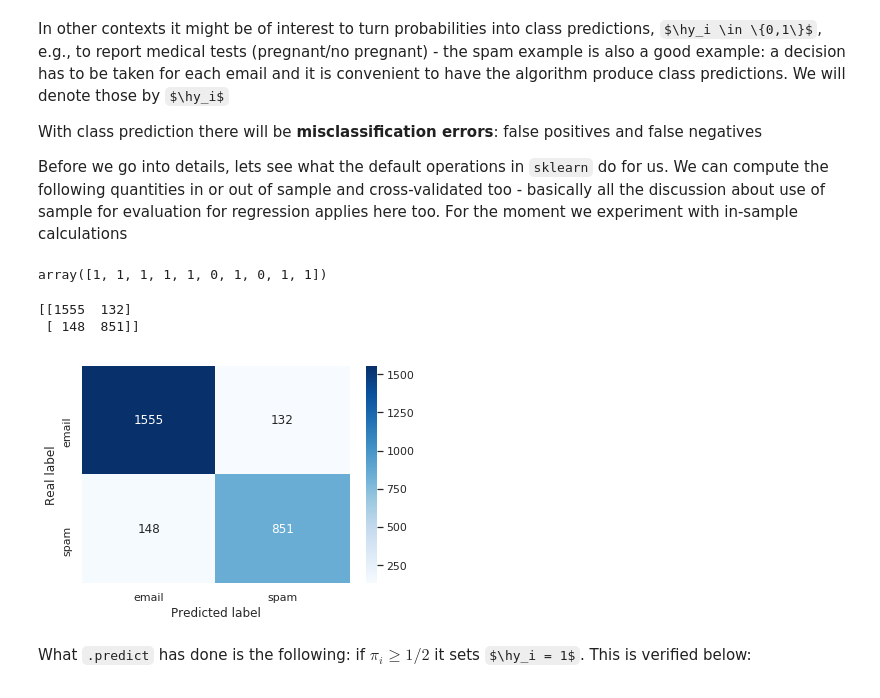
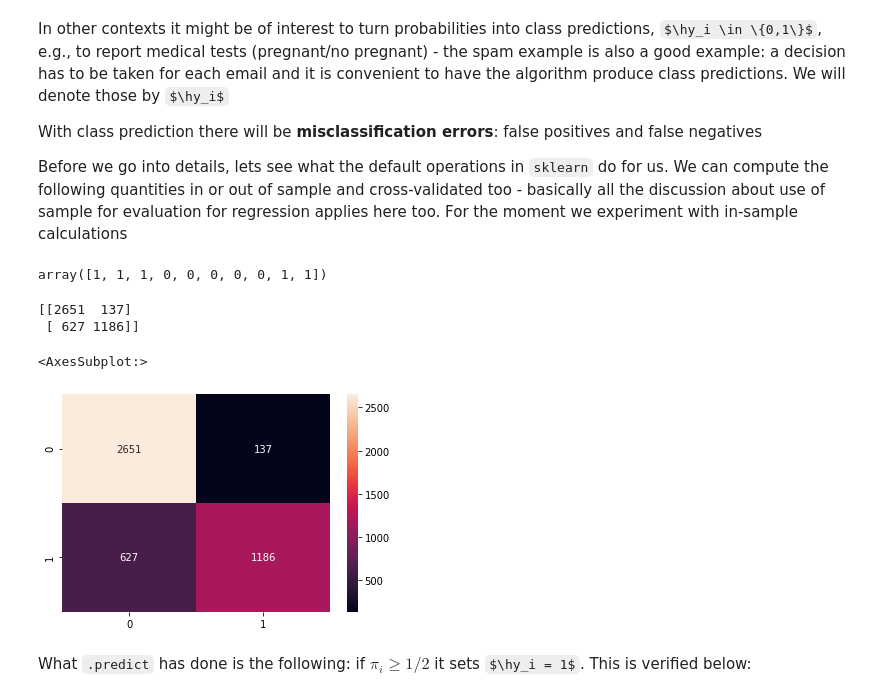
Before and after one commit to polinabee/stats-final-prep, a Jupyter notebook: reference_notebooks/classification.ipynb, the cells around one changed output. Drawn from its saved outputs; the diff is of its cells as text; code cells hidden in the pictures; some formulas as TeX source.

Commit message:
using real data to run Om. notebook

```diff
--- a/reference_notebooks/classification.ipynb
+++ b/reference_notebooks/classification.ipynb
@@ -60,0 +51,4 @@ spam.head()
+# %%
+#subset initial dataset to last n columns
+spam = pd.read_csv("../data/spambase_csv.csv").iloc[:, 50:]
+spam.head()
@@ -194,20 +195,20 @@ Before we go into details, lets see what the default operations in `sklearn` do
 y_hat = lregr.predict(F)
 y_hat[0:10]
 # %% [output]
-array([1, 1, 1, 1, 1, 0, 1, 0, 1, 1])
+array([1, 1, 1, 0, 0, 0, 0, 0, 1, 1])
 # %%
 from sklearn.metrics import confusion_matrix
 
 #confusion matrix
 cm =  confusion_matrix(y_pred=y_hat, y_true=y, labels=[0,1])
-print (cm)
+print(cm)
 # Plotting confusion matrix (custom help function)
-
-plot_confusion_matrix(cm, class_labels)
+sns.heatmap(cm,annot=True,fmt="d")
 # %% [output]
-[[1555  132]
- [ 148  851]]
+[[2651  137]
+ [ 627 1186]]
+<AxesSubplot:>
-[figure, old version]
+[figure, new version]
 # %% [markdown]
 What `.predict` has done is the following: if $\pi_i \geq 1/2$ it sets $\hy_i = 1$. This is verified below:
 # %%
```
Also changed, not shown: parts of 7 cells of this notebook.
